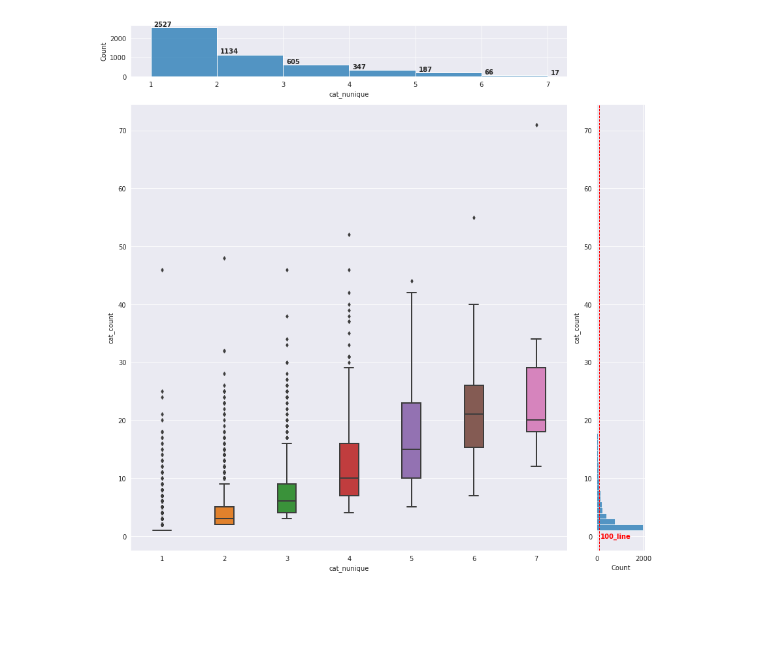
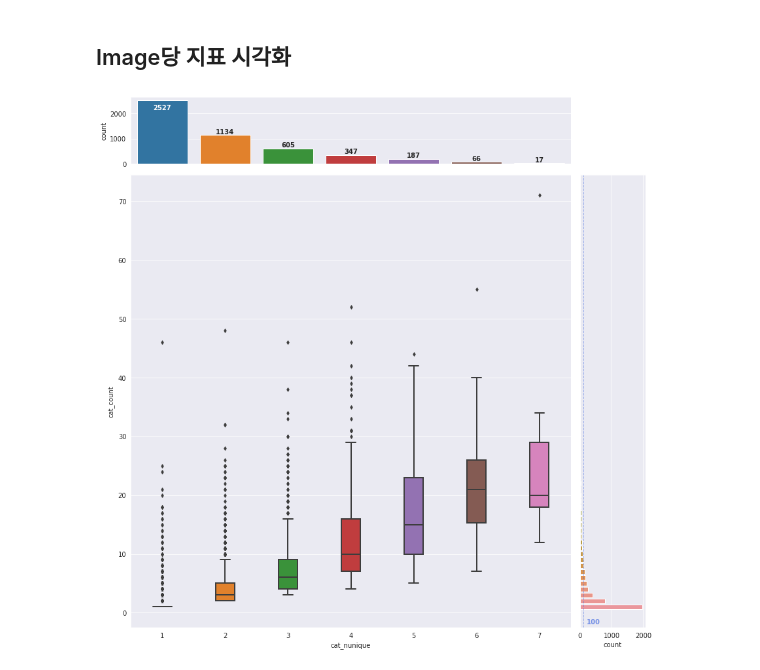
Before and after one commit to boostcampaitech2/object-detection-level2-cv-06, a Jupyter notebook: EDA/KJ/EDA.ipynb, the cells around one changed output. Saved outputs shown, nothing was run; the diff lists cells and outputs as text; code cells hidden in the pictures; blank space fills up the shorter version.

```diff
--- a/EDA/KJ/EDA.ipynb
+++ b/EDA/KJ/EDA.ipynb
@@ -44,19 +41,19 @@ print(anns.keys())
 print()
 
 label_name = [ann_dict['name'] for ann_dict in anns['categories']]
-print(label_name)
+print(f"labels : {label_name}")
 
 df = pd.json_normalize(anns['annotations'])
 df[["X","Y","W","H"]] = list(df.bbox)
 df.drop(columns='bbox', inplace=True)
-df['WH_ratio'] = df['W']/df['H']
-df['HW_ratio'] = df['H']/df['W']
+# df['WH_ratio'] = df['W']/df['H']
+# df['HW_ratio'] = df['H']/df['W']
 df['sqrt_area'] = np.sqrt(df['area'])
 df['category_name'] = df['category_id'].apply(lambda x: label_name[x])
-df = df[['id', 'image_id', 'category_id', 'category_name', 'area', 'sqrt_area', 'WH_ratio', 'HW_ratio', 'X', 'Y', 'W', 'H', 'iscrowd']]
+df = df[['id', 'image_id', 'category_id', 'category_name', 'area', 'sqrt_area', 'X', 'Y', 'W', 'H', 'iscrowd']]
 if len(df['iscrowd'].unique()) == 1:
     df.drop(columns='iscrowd', inplace=True)
-print(df.columns)
+
 df.sample(10)
 # %% [output]
 dict_keys(['info', 'licenses', 'images', 'categories', 'annotations'])
@@ -105,13 +90,13 @@ Name: category_id, dtype: int64
 # %%
 fig, ax = plt.subplots(figsize=(16, 9))
 sns.countplot(x='category_id', data=df, ax=ax)
+ax.set(xticks=range(len(label_name)), xticklabels=label_name)
 
 for idx, val in df['category_id'].value_counts().sort_index().iteritems():
-    axes[0].text(x=idx+0.05, y=val+3, s=val,
-            va='bottom', ha='left',
+    ax.text(x=idx, y=val, s=val,
+            va='bottom', ha='center',
             fontsize=10, fontweight='semibold'
            )
 
-print(ax.get_yscale())
 plt.show()
 # %% [output]
@@ -137,35 +136,47 @@ img_by.sample(10)
+# %% [markdown]
+## Image당 지표 시각화
 # %%
 fig = plt.figure(figsize=(12, 12))
 gs = fig.add_gridspec(7, 7) # make 3 by 3 grid (row, col)
 axes = [None for _ in range(3)]
 
 axes[0] = fig.add_subplot(gs[0, :6])
 axes[1] = fig.add_subplot(gs[1:, :6])
 axes[2] = fig.add_subplot(gs[1:, 6])
 
 sns.boxplot(x='cat_nunique', y='cat_count', data=img_by, width=0.3, linewidth=2, fliersize=4, ax=axes[1])
+ylim = axes[1].get_ylim()
 
-sns.histplot(x='cat_nunique', data=img_by, bins=6, ax=axes[0])
+sns.countplot(x='cat_nunique', data=img_by, ax=axes[0])
+# sns.histplot(x='cat_nunique', data=img_by, bins=6, ax=axes[0])
 # axes[0].spines[['top', 'bottom', 'right']].set_visible(False)
-# axes[0].xaxis.set_visible(False)
+axes[0].xaxis.set_visible(False)
 # axes[0].grid()
-for idx, val in img_by['cat_nunique'].value_counts().sort_index().iteritems():
-    axes[0].text(x=idx+0.05, y=val+3, s=val,
-            va='bottom', ha='left',
-            fontsize=10, fontweight='semibold'
-           )
+for idx, val in img_by['cat_nunique'].value_counts().iteritems():
+    if val > 2000:
+        axes[0].text(x=idx-1, y=val-150, s=val,
+                va='top', ha='center',
+                fontsize=10, fontweight='semibold', color='w'
+            )
+    else:
+        axes[0].text(x=idx-1, y=val, s=val,
+                va='bottom', ha='center',
+                fontsize=10, fontweight='semibold'
+            )
 
-sns.histplot(y='cat_count', data=img_by, bins=71, ax=axes[2])
+sns.countplot(y='cat_count', data=img_by, order=list(range(img_by['cat_count'].max()+1)), ax=axes[2])
+axes[2].set_ylim(ylim)
+# sns.histplot(y='cat_count', data=img_by, bins=71, ax=axes[2])
 # axes[2].spines[['top', 'right', 'left']].set_visible(False)
-# axes[2].yaxis.set_visible(False)
+axes[2].yaxis.set_visible(False)
 # axes[2].grid()
-axes[2].axvline(x=100, color='r', linestyle='--', linewidth=1)
-axes[2].text(x=150, y=0.5, s='100_line', color='r',
+axes[2].axvline(x=100, color='royalblue', linestyle='--', linewidth=1, alpha=0.5)
+axes[2].text(x=200, y=-1, s='100', color='royalblue',
             va='top', ha='left',
-            fontsize=10, fontweight='semibold'
+            fontsize=10, fontweight='semibold', alpha=0.7
            )
 
 plt.tight_layout()
 plt.show()
 # %% [output]
-[figure, old version]
+[figure, new version]
```
Also changed, not shown: parts of 25 cells of this notebook.
